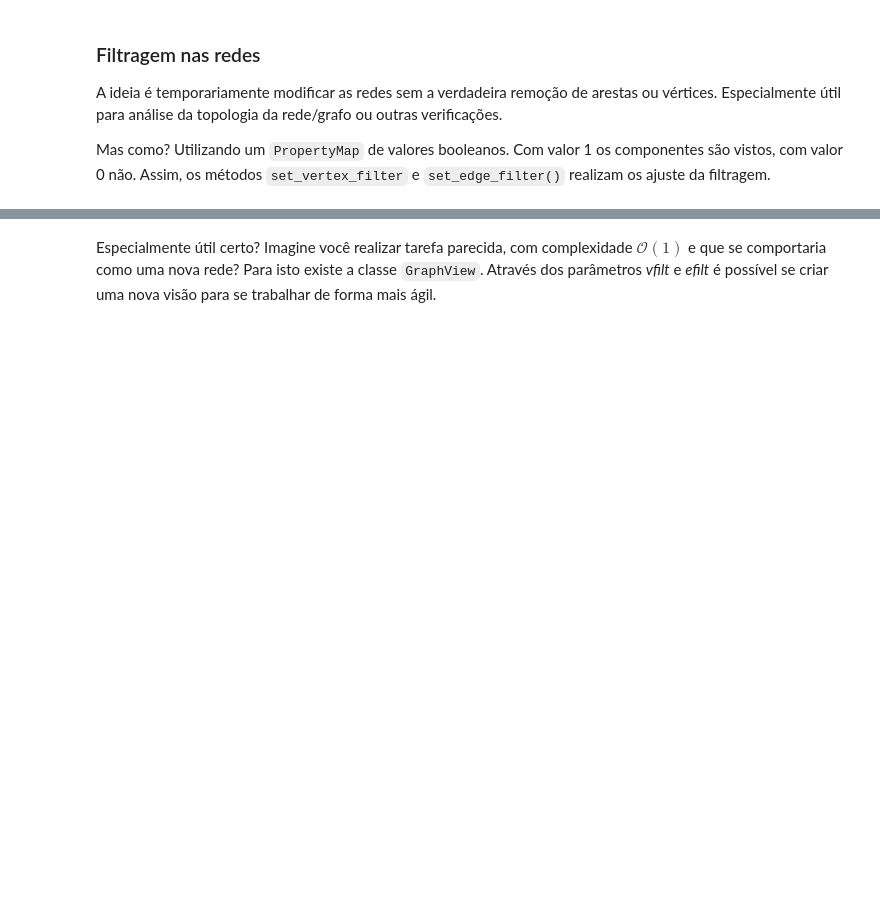
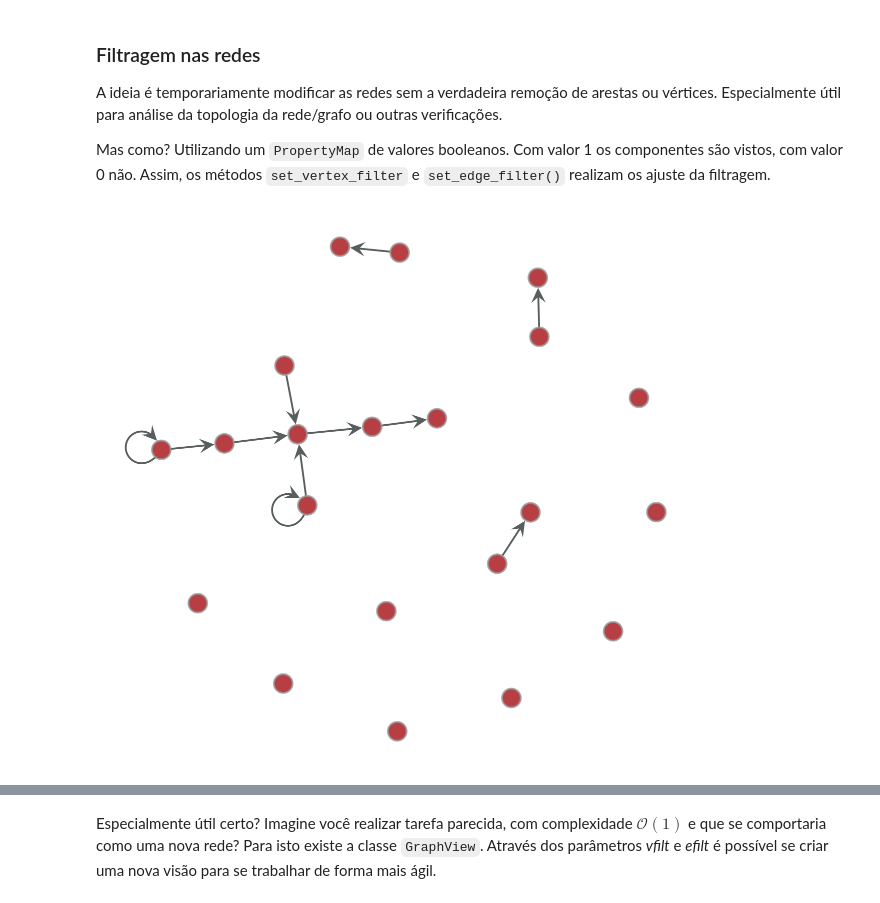
Before and after one commit to ramarquesjr/graph-tool_guide, a Jupyter notebook: Basico.ipynb, the cells around one changed output, grey strips where cells are left out. Cells and saved outputs as stored; diff of their text form; code cells hidden in the pictures; blank space fills up the shorter version.

```diff
--- a/Basico.ipynb
+++ b/Basico.ipynb
@@ -345,3 +368,7 @@ pos = gtd.sfdp_layout(g)
 filtered = g.new_vp('boolean')
 filtered.a[0:7] = 1
 filtered.a[9:12] = 1
+# %%
+gtd.graph_draw(g, pos=pos, ink_scale=0.5)
+# %% [output]
+[figure, added]
```
Also changed, not shown: parts of 33 cells of this notebook.
